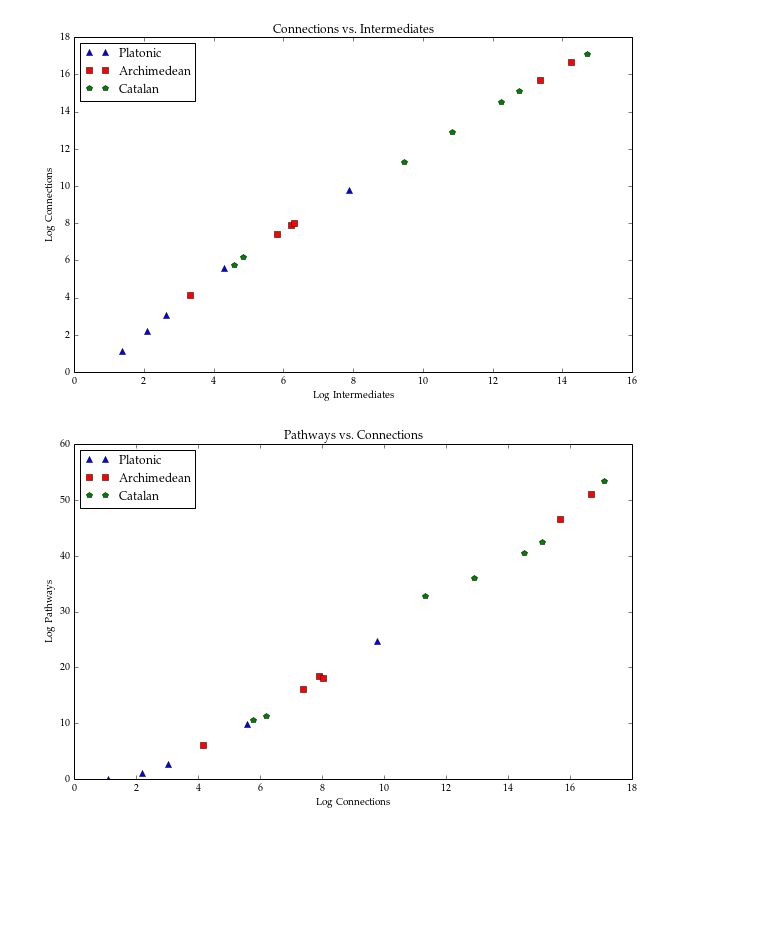
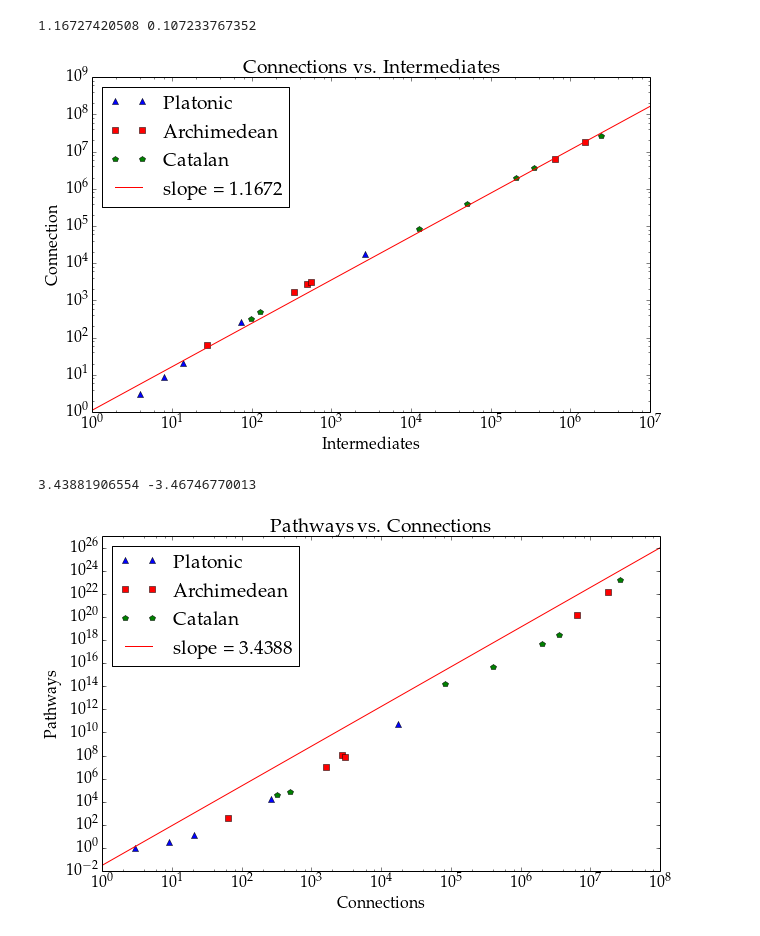
Before and after one commit to Danie1Johnson/thesis, a Jupyter notebook: images/BG_CCS_stats.ipynb, the cells around one changed output. Saved outputs shown, nothing was run; the diff lists cells and outputs as text; code cells hidden in the pictures; blank space fills up the shorter version.

Commit message:
Figures through ch3 good.

```diff
--- a/images/BG_CCS_stats.ipynb
+++ b/images/BG_CCS_stats.ipynb
@@ -94,6 +94,14 @@ catalan_shellings = [587040,
                      mp.mpf('125987819253281472'),
                      mp.mpf('1144572832023047616'),
                      mp.mpf('15574782555813226074240')]
+# %%
+all_faces = platonic_faces + archimedean_faces + catalan_faces
+all_ints = platonic_ints + archimedean_ints + catalan_ints
+all_cons = platonic_cons + archimedean_cons + catalan_cons
+all_paths = platonic_paths + archimedean_paths + catalan_paths
+all_shell_ints = platonic_shell_ints + archimedean_shell_ints + catalan_shell_ints
+all_shell_cons = platonic_shell_cons + archimedean_shell_cons + catalan_shell_cons
+all_shell_paths = platonic_shell_paths + archimedean_shell_paths + catalan_shell_paths
 # %%
 p_m = '^'
 a_m = 'rs'
@@ -206,26 +258,42 @@ plt.savefig(poly_name+"polys_int_path.eps", dpi=fig_dpi, format='eps')
 # %%
+Ns = 10**np.arange(8)
+
+[a,b] = np.polyfit(np.log10(np.array(all_ints)),np.array([mp.log10(x) for x in all_cons]),1)
+print a, b
+
 plt.figure(figsize=my_figsize, dpi=my_dpi)
-plt.plot(np.log(platonic_ints), np.log(platonic_cons), p_m, label='Platonic')
-plt.plot(np.log(archimedean_ints), [mp.log(x) for x in archimedean_cons], a_m, label='Archimedean')
-plt.plot(np.log(catalan_ints), [mp.log(x) for x in catalan_cons],c_m, label='Catalan')
+plt.loglog(platonic_ints, 10**np.log10(platonic_cons), p_m, label='Platonic')
+plt.loglog(archimedean_ints, 10**np.array([mp.log10(x) for x in archimedean_cons]), a_m, label='Archimedean')
+plt.loglog(catalan_ints, 10**np.array([mp.log10(x) for x in catalan_cons]), c_m, label='Catalan')
+plt.loglog(Ns,np.exp(b)*Ns**a, 'r', label="slope = "+str(a)[:6])
+
 plt.title('Connections vs. Intermediates')
-plt.xlabel('Log Intermediates')
-plt.ylabel('Log Connections')
+plt.xlabel('Intermediates')
+plt.ylabel('Connection')
 #plt.xlim(0,32)
 plt.legend(loc = 2)
-plt.savefig("polys_int_con.eps", dpi=fig_dpi, format='eps')
+plt.savefig(poly_name+"polys_int_con.eps", dpi=fig_dpi, format='eps')
 # %% [output]
+1.16727420508 0.107233767352
-[figure, old version]
+[figure, new version]
 # %%
+Ns = 10**np.arange(9)
+
+[a,b] = np.polyfit(np.log10(np.array(all_cons)),np.array([mp.log10(x) for x in all_paths]),1)
+print a, b
+
 plt.figure(figsize=my_figsize, dpi=my_dpi)
-plt.plot(np.log(platonic_cons), np.log(platonic_paths), p_m, label='Platonic')
-plt.plot([mp.log(x) for x in archimedean_cons], [mp.log(x) for x in archimedean_paths], a_m, label='Archimedean')
-plt.plot([mp.log(x) for x in catalan_cons], [mp.log(x) for x in catalan_paths], c_m, label='Catalan')
+plt.loglog(platonic_cons, 10**np.log10(platonic_paths), p_m, label='Platonic')
+plt.loglog(archimedean_cons, 10**np.array([mp.log10(x) for x in archimedean_paths]), a_m, label='Archimedean')
+plt.loglog(catalan_cons, 10**np.array([mp.log10(x) for x in catalan_paths]), c_m, label='Catalan')
+plt.loglog(Ns,np.exp(b)*Ns**a, 'r', label="slope = "+str(a)[:6])
+
 plt.title('Pathways vs. Connections')
-plt.ylabel('Log Pathways')
-plt.xlabel('Log Connections')
+plt.xlabel('Connections')
+plt.ylabel('Pathways')
 #plt.xlim(0,32)
 plt.legend(loc = 2)
-plt.savefig("polys_con_path.eps", dpi=fig_dpi, format='eps')
+plt.savefig(poly_name+"polys_con_path.eps", dpi=fig_dpi, format='eps')
 # %% [output]
+3.43881906554 -3.46746770013
-[figure, old version]
+[figure, new version]
```
Also changed, not shown: parts of 16 cells of this notebook, 14 other files.
